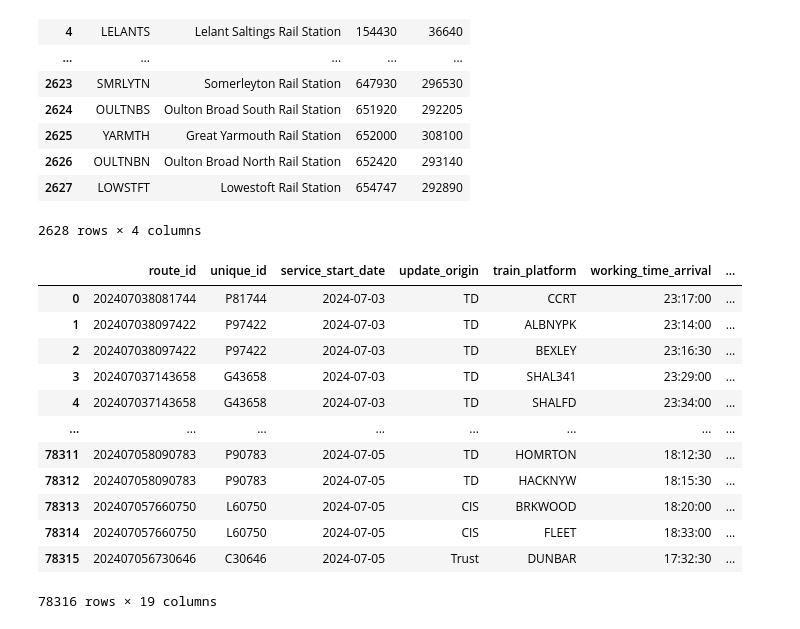
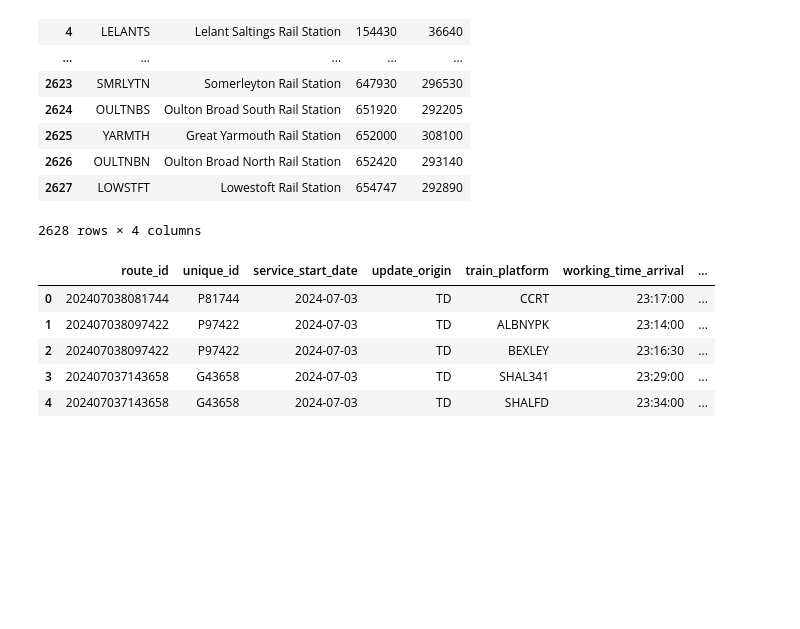
Before and after one commit to BrianLevesque/UK-National-Rail-Performance-Project, a Jupyter notebook: final_project/spark/jovyan/jovyan/EDA_stuff.ipynb, the cells around one changed output. Cells and saved outputs as stored; diff of their text form; code cells hidden in the pictures; blank space fills up the shorter version.

```diff
--- a/final_project/spark/jovyan/jovyan/EDA_stuff.ipynb
+++ b/final_project/spark/jovyan/jovyan/EDA_stuff.ipynb
@@ -158,18 +142,12 @@ df2
 merged_df = pd.merge(df, df2, left_on='train_platform', right_on='TiplocCode', how='left')
 # %%
-merged_df
+#showing the new dataframe with station information
+merged_df.head()
 # %% [output]
 |  | route_id | unique_id | service_start_date | update_origin | train_platform | working_time_arrival | ... |
 | 0 | 202407038081744 | P81744 | 2024-07-03 | TD | CCRT | 23:17:00 | ... |
 | 1 | 202407038097422 | P97422 | 2024-07-03 | TD | ALBNYPK | 23:14:00 | ... |
 | 2 | 202407038097422 | P97422 | 2024-07-03 | TD | BEXLEY | 23:16:30 | ... |
 | 3 | 202407037143658 | G43658 | 2024-07-03 | TD | SHAL341 | 23:29:00 | ... |
 | 4 | 202407037143658 | G43658 | 2024-07-03 | TD | SHALFD | 23:34:00 | ... |
-| ... | ... | ... | ... | ... | ... | ... | ... |
-| 78311 | 202407058090783 | P90783 | 2024-07-05 | TD | HOMRTON | 18:12:30 | ... |
-| 78312 | 202407058090783 | P90783 | 2024-07-05 | TD | HACKNYW | 18:15:30 | ... |
-| 78313 | 202407057660750 | L60750 | 2024-07-05 | CIS | BRKWOOD | 18:20:00 | ... |
-| 78314 | 202407057660750 | L60750 | 2024-07-05 | CIS | FLEET | 18:33:00 | ... |
-| 78315 | 202407056730646 | C30646 | 2024-07-05 | Trust | DUNBAR | 17:32:30 | ... |
-78316 rows × 19 columns
 # %%
```
Also changed, not shown: parts of 30 cells of this notebook, 8 other files.
